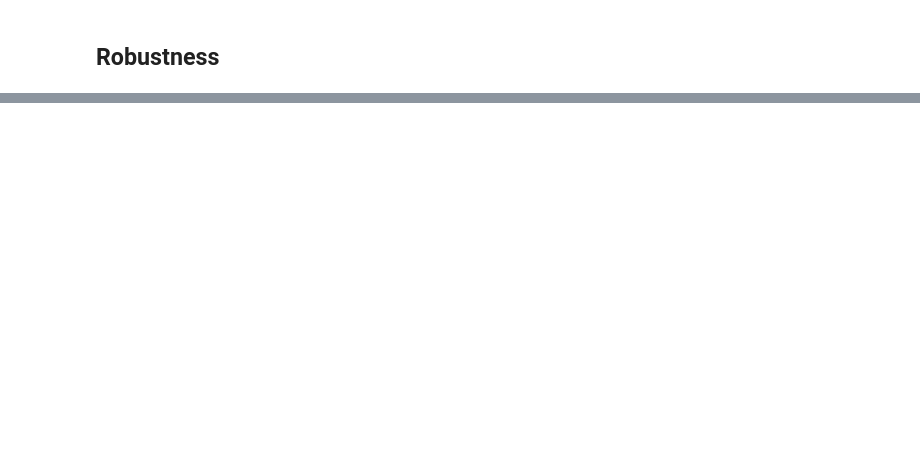
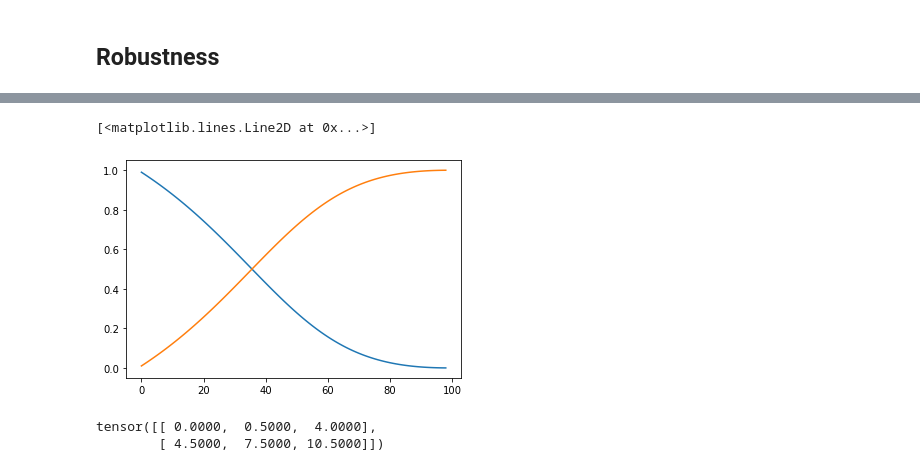
Before and after one commit to SocialComplexityLab/life2vec, a Jupyter notebook: analysis/embedding/emb_robust.ipynb, the cells around one changed output, grey strips where cells are left out. Drawn from its saved outputs; the diff is of its cells as text; code cells hidden in the pictures; blank space fills up the shorter version.

```diff
--- a/analysis/embedding/emb_robust.ipynb
+++ b/analysis/embedding/emb_robust.ipynb
@@ -308,0 +514,4 @@ for i in range(len(labels)):
+# %%
+for i, col in enumerate(hc):
+    if "extra" in col:
+        print(i, col)
@@ -308,0 +529,19 @@ for i in range(len(labels)):
+# %%
+    def cosine( x, y, eps=1e-5):
+        d = torch.nan_to_num(torch.sqrt(torch.pow(x,2) + torch.pow(y,2)),nan=eps)
+        return torch.nan_to_num(torch.clamp(x/d, min=eps, max=1.), nan=eps)
+# %%
+l = []
+ll =   []
+for i in range(1, 100):
+    ii = i
+    x = torch.Tensor([ii])
+    y = torch.Tensor([100-ii])
+    l.append(1 - cosine(x,y).numpy())
+    ll.append(cosine(x,y).numpy())
+# %%
+plt.plot(l)
+plt.plot(ll)
+# %% [output]
+[<matplotlib.lines.Line2D at 0x...>]
+[figure, added]
@@ -308,0 +551,10 @@ for i in range(len(labels)):
+# %%
+def huber(x, delta:float = 3.):
+    return torch.where(
+        x< delta,
+        0.5 * torch.pow(x, 3),
+        delta * (x - 0.5 * delta)
+    )
+# %% [output]
+tensor([[ 0.0000,  0.5000,  4.0000],
+        [ 4.5000,  7.5000, 10.5000]])
```
Also changed, not shown: parts of 23 cells of this notebook, 19 other files.
